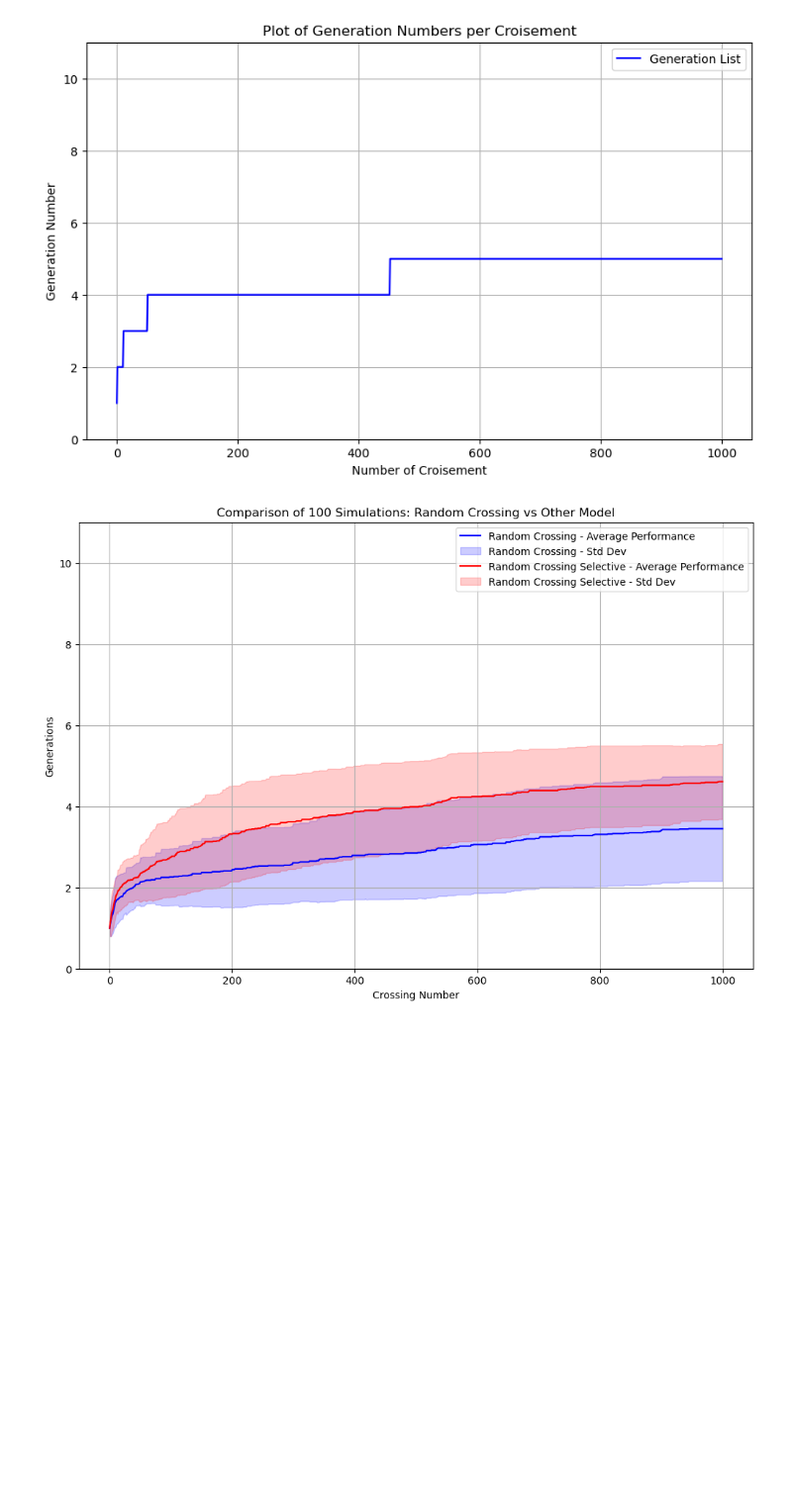
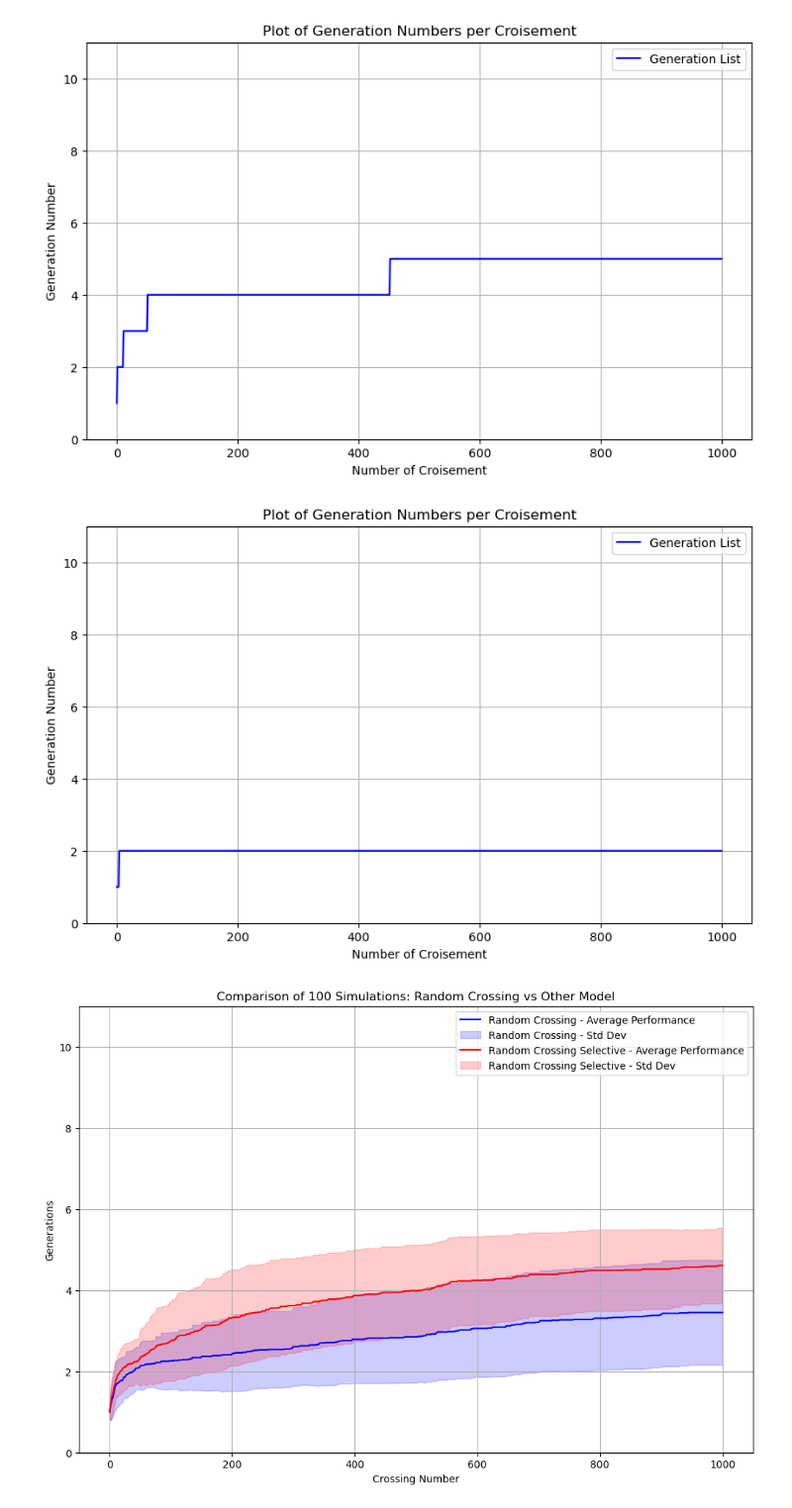
Before and after one commit to alexandreolives/Bot_repro_dd_dofus, a Jupyter notebook: model.ipynb, the cells around one changed output. Shown at 99% size. Cells and saved outputs as stored; diff of their text form; code cells hidden in the pictures; blank space fills up the shorter version.

Commit message:
update model n°3

```diff
--- a/model.ipynb
+++ b/model.ipynb
@@ -399,0 +586,11 @@ for i in range(crosing_number) :
+# %%
+elevage = Models()
+better_generation = 1
+list_select_purify = [1]
+crosing_number = 500
+for i in range(crosing_number) :
+    new_dd = elevage.strategy_select_and_purify()
+    generation = new_dd.get_generation()
+    if generation > better_generation :
+        better_generation = generation
+    list_select_purify.append(better_generation)
@@ -406,6 +621,10 @@ plot_simlation(list_gen_upgrade_random)
 # %% [output]
 [1, 2, 2, 2, 2, 2, 2, 2, 2, 2]
 [figure]
+# %%
+plot_simlation(list_select_purify)
+# %% [output]
+[figure, added]
 # %%
 list_simulation_random = []
 
```
Also changed, not shown: parts of 8 cells of this notebook, 3 other files.
